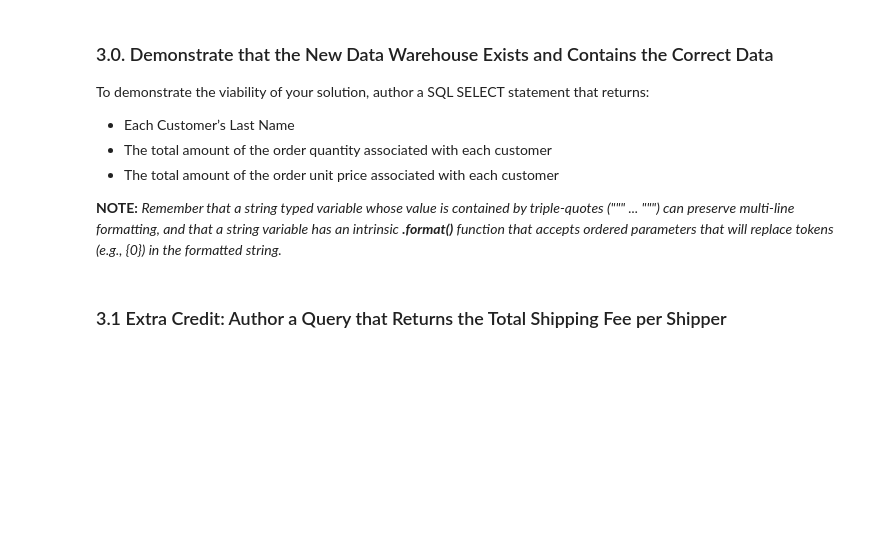
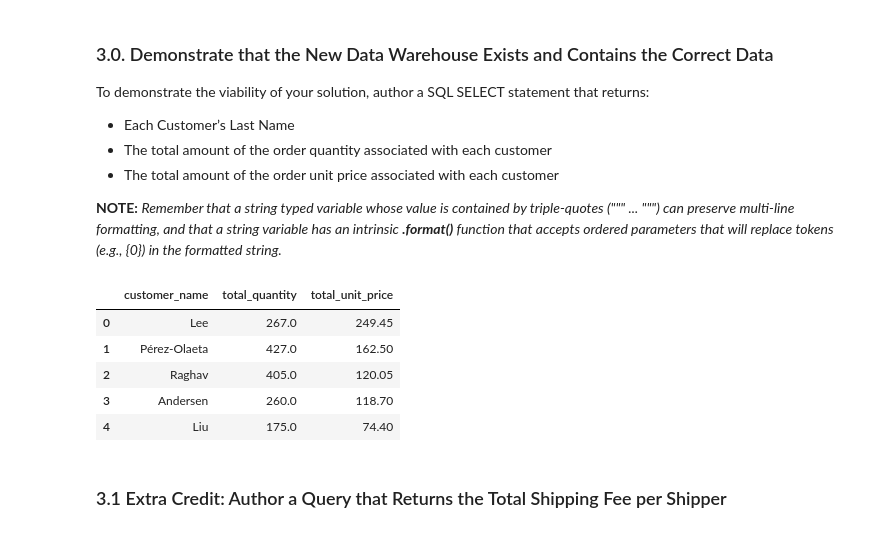
Before and after one commit to 22ai/DS-2002, a Jupyter notebook: 02-Python/Lab-03-Python-Extract-Transform-Load.ipynb, the cells around one changed output. Saved outputs shown, nothing was run; the diff lists cells and outputs as text; code cells hidden in the pictures; blank space fills up the shorter version.

```diff
--- a/02-Python/Lab-03-Python-Extract-Transform-Load.ipynb
+++ b/02-Python/Lab-03-Python-Extract-Transform-Load.ipynb
@@ -447,17 +471,24 @@ To demonstrate the viability of your solution, author a SQL SELECT statement tha
 # %%
 sql_test = """
     SELECT customers.last_name AS customer_name,
     SUM(orders.quantity) AS total_quantity,
     SUM(orders.unit_price) AS total_unit_price
-    FROM {0}.fact_orders AS orders
-    INNER JOIN {0}.dim_customers AS customers
+    FROM {}.fact_orders AS orders
+    INNER JOIN {}.dim_customers AS customers
     ON orders.customer_key = customers.customer_id
     GROUP BY customers.last_name
     ORDER BY total_unit_price DESC;
-""".format(dst_dbname)
+""".format(dst_dbname,dst_dbname)
 
 df_test = get_dataframe(user_id, pwd, host_name, src_dbname, sql_test)
 df_test.head()
+# %% [output]
+|  | customer_name | total_quantity | total_unit_price |
+| 0 | Lee | 267.0 | 249.45 |
+| 1 | Pérez-Olaeta | 427.0 | 162.50 |
+| 2 | Raghav | 405.0 | 120.05 |
+| 3 | Andersen | 260.0 | 118.70 |
+| 4 | Liu | 175.0 | 74.40 |
 # %% [markdown]
 ### 3.1 Extra Credit: Author a Query that Returns the Total Shipping Fee per Shipper
 # %%
```
Also changed, not shown: parts of 9 cells of this notebook.
